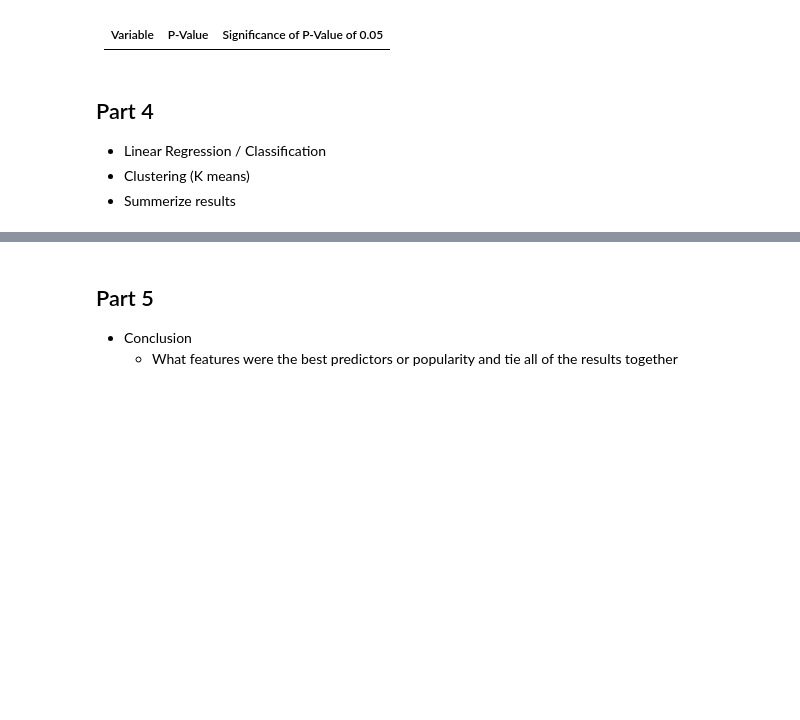
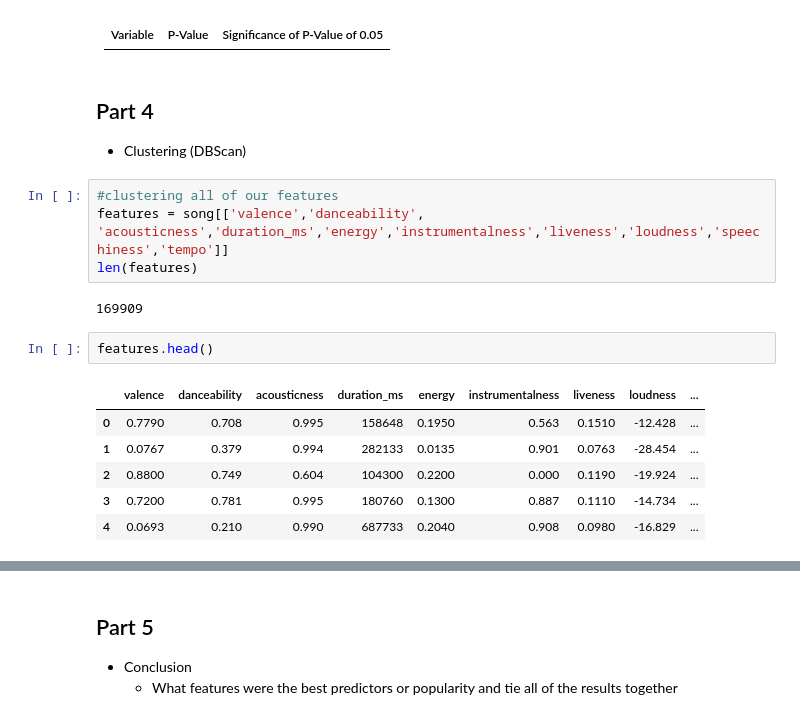
Before and after one commit to DanielLeski/Data-Science-Final-Project, a Jupyter notebook: Final Project Layout.ipynb, the cells around one changed output, grey strips where cells are left out. Cells and saved outputs as stored; diff of their text form; blank space fills up the shorter version.

Commit message:
DBSCAN no, kmeans or Hier clustering .. maybe but now my stress is going to CS4999 and disccrete

```diff
--- a/Final Project Layout.ipynb
+++ b/Final Project Layout.ipynb
@@ -210,7 +203,19 @@ year 0.0
 | --- | --- | --- |
 # %% [markdown]
 ## Part 4
-
-- Linear Regression / Classification
-- Clustering (K means)
-- Summerize results
+- Clustering (DBScan)
+# %%
+#clustering all of our features
+features = song[['valence','danceability', 'acousticness','duration_ms','energy','instrumentalness','liveness','loudness','speechiness','tempo']]
+len(features)
+# %% [output]
+169909
+# %%
+features.head()
+# %% [output]
+|  | valence | danceability | acousticness | duration_ms | energy | instrumentalness | liveness | loudness | ... |
+| 0 | 0.7790 | 0.708 | 0.995 | 158648 | 0.1950 | 0.563 | 0.1510 | -12.428 | ... |
+| 1 | 0.0767 | 0.379 | 0.994 | 282133 | 0.0135 | 0.901 | 0.0763 | -28.454 | ... |
+| 2 | 0.8800 | 0.749 | 0.604 | 104300 | 0.2200 | 0.000 | 0.1190 | -19.924 | ... |
+| 3 | 0.7200 | 0.781 | 0.995 | 180760 | 0.1300 | 0.887 | 0.1110 | -14.734 | ... |
+| 4 | 0.0693 | 0.210 | 0.990 | 687733 | 0.2040 | 0.908 | 0.0980 | -16.829 | ... |
```
Also changed, not shown: parts of 13 cells of this notebook.
